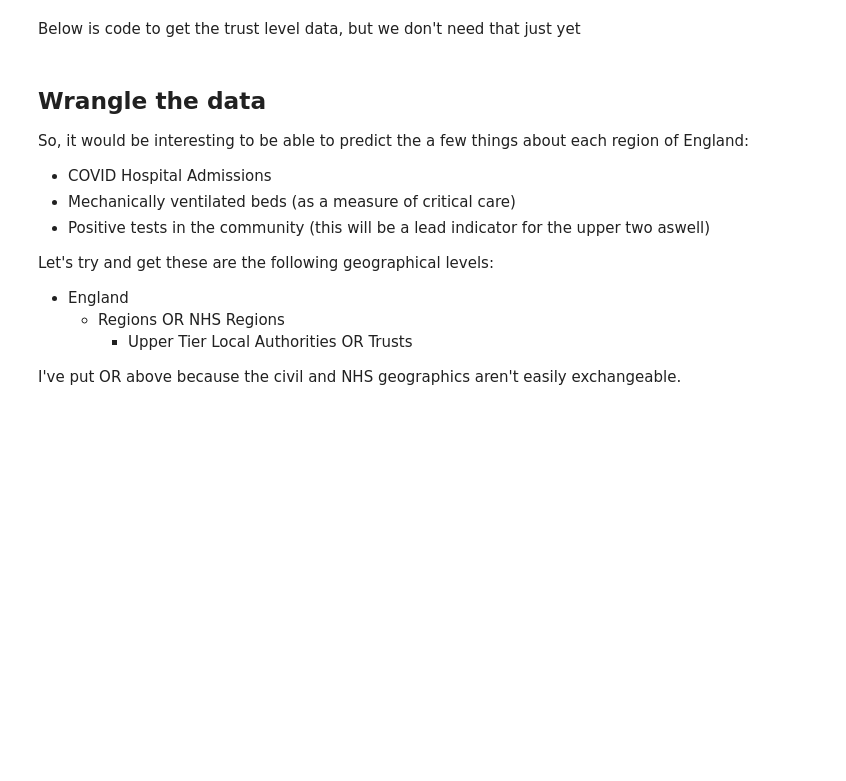
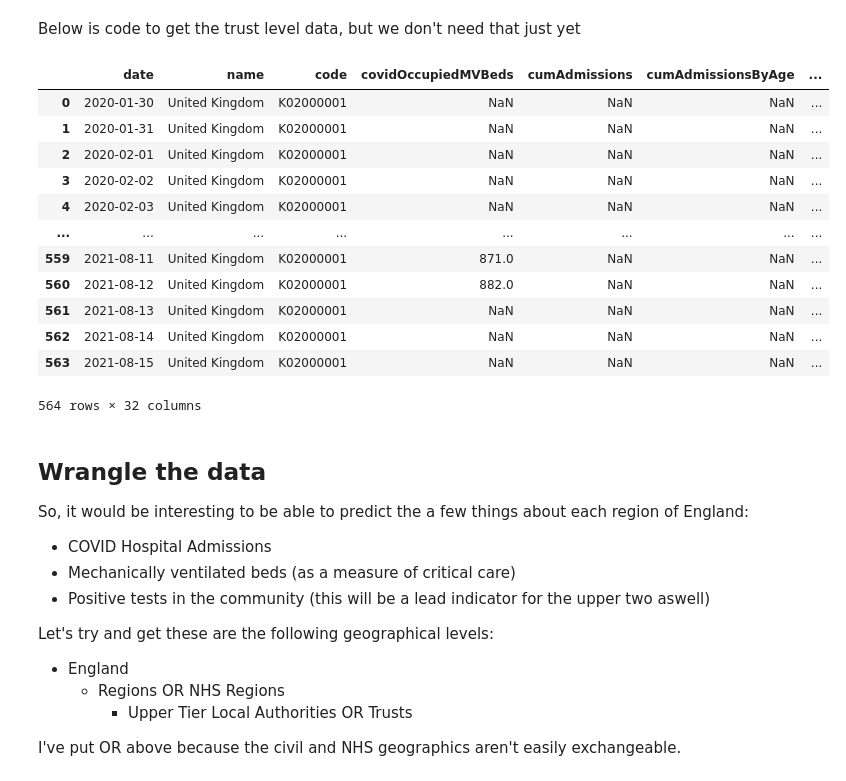
Before and after one commit to SamHollings/covid19_analysis, a Jupyter notebook: Cambridge_CPAS_paper.ipynb, the cells around one changed output. Drawn from its saved outputs; the diff is of its cells as text; code cells hidden in the pictures; blank space fills up the shorter version.

```diff
--- a/Cambridge_CPAS_paper.ipynb
+++ b/Cambridge_CPAS_paper.ipynb
@@ -97,6 +66,29 @@ Below is code to get the trust level data, but we don't need that just yet
 # monthly_trust_url="https://www.england.nhs.uk/statistics/wp-content/uploads/sites/2/2020/11/Covid-Publication-12-11-2020_v4-CB.xlsx"
 # df_nhse_weekly_covid19_admissions = covid_data.nhse_weekly_covid19_admissions_excel(weekly_admissions_url=weekly_trust_url)
 # df_nhse_monthly_covid19_admissions_historic = covid_data.nhse_monthly_covid19_admissions_historic_excel(url=monthly_trust_url)
+# %%
+df_england_nhse_feed =  pd.read_csv("data/england_nhse_feed.csv")
+df_uk_wide_nhse_feed = pd.read_csv("data/uk_wide_nhse_feed.csv") # df_nhs_api_data.loc['overview',:]#covid_data_blob['uk_nhse'].set_index(['date','name']).drop(columns=['areatype','code'])
+# df_nhsregion_nhse_feed = df_nhs_api_data.loc['nhsRegion',:]#covid_data_blob['nhsregion_nhse'].set_index(['date','name']).drop(columns=['areatype','code'])
+# df_region_nhse_feed = df_nhs_api_data.loc['region',:]#covid_data_blob['region_nhse'].set_index(['date','name']).drop(columns=['areatype','code'])
+# df_utla_nhse_feed = df_nhs_api_data.loc['utla',:]#covid_data_blob['utla_nhse'].set_index(['date','name']).drop(columns=['areatype','code'])
+# # df_ltla_nhse_feed = df_nhs_api_data.loc['ltla',:]
+# %%
+df_uk_wide_nhse_feed
+# %% [output]
+|  | date | name | code | covidOccupiedMVBeds | cumAdmissions | cumAdmissionsByAge | ... |
+| 0 | 2020-01-30 | United Kingdom | K02000001 | NaN | NaN | NaN | ... |
+| 1 | 2020-01-31 | United Kingdom | K02000001 | NaN | NaN | NaN | ... |
+| 2 | 2020-02-01 | United Kingdom | K02000001 | NaN | NaN | NaN | ... |
+| 3 | 2020-02-02 | United Kingdom | K02000001 | NaN | NaN | NaN | ... |
+| 4 | 2020-02-03 | United Kingdom | K02000001 | NaN | NaN | NaN | ... |
+| ... | ... | ... | ... | ... | ... | ... | ... |
+| 559 | 2021-08-11 | United Kingdom | K02000001 | 871.0 | NaN | NaN | ... |
+| 560 | 2021-08-12 | United Kingdom | K02000001 | 882.0 | NaN | NaN | ... |
+| 561 | 2021-08-13 | United Kingdom | K02000001 | NaN | NaN | NaN | ... |
+| 562 | 2021-08-14 | United Kingdom | K02000001 | NaN | NaN | NaN | ... |
+| 563 | 2021-08-15 | United Kingdom | K02000001 | NaN | NaN | NaN | ... |
+564 rows × 32 columns
 # %% [markdown]
 ## Wrangle the data
 So, it would be interesting to be able to predict the a few things about each region of England:
```
Also changed, not shown: parts of 6 cells of this notebook, 2 other files.
